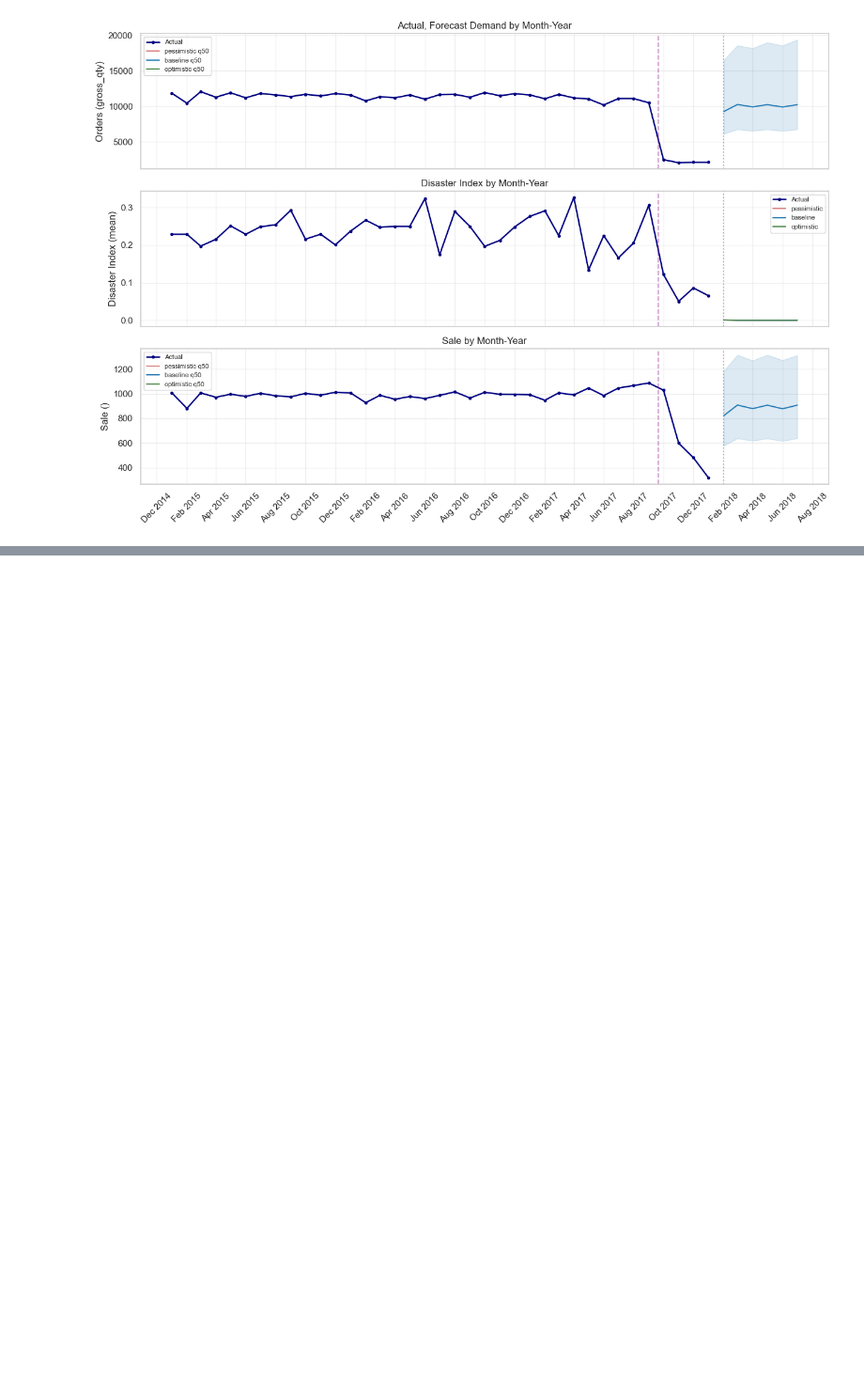
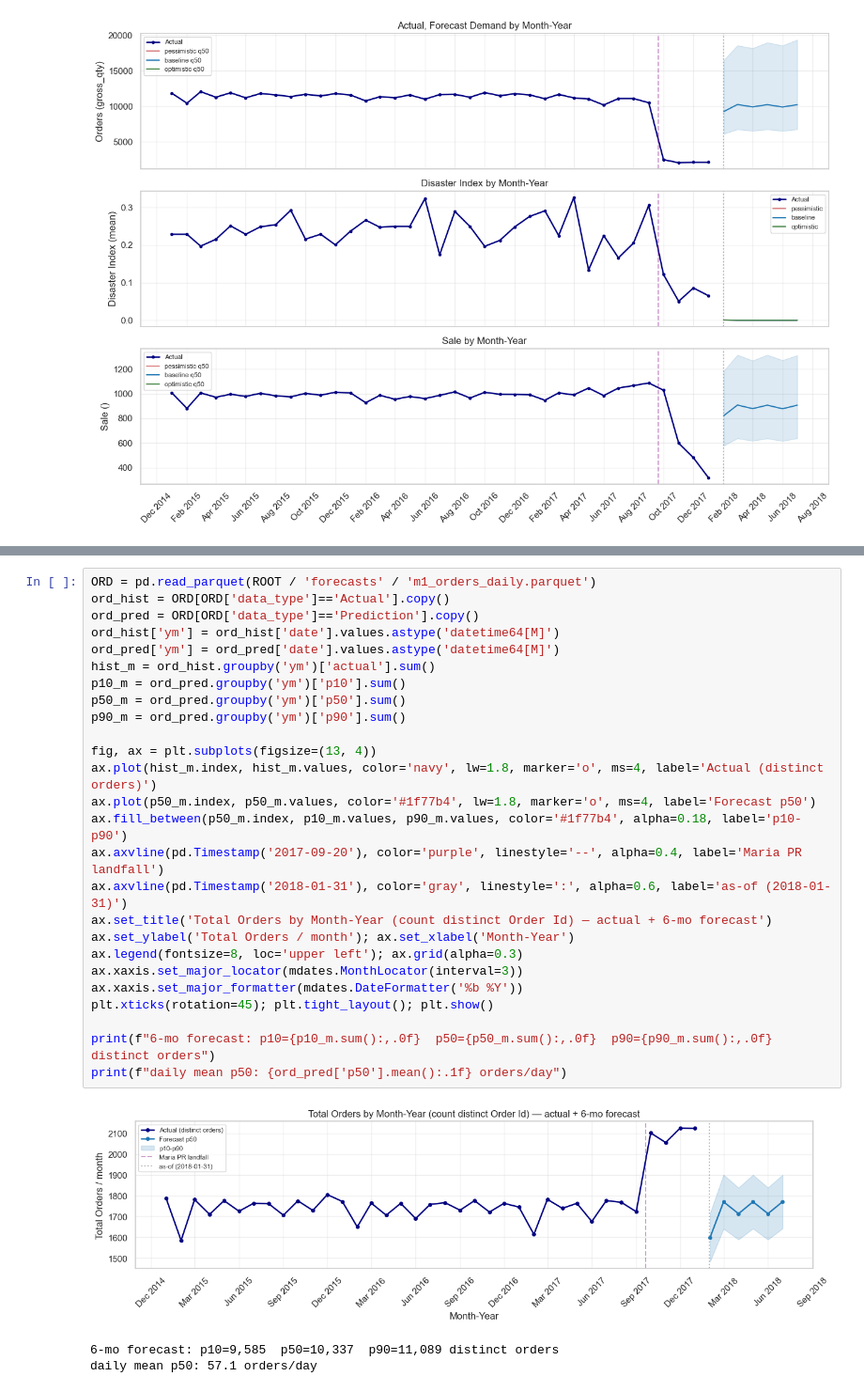
Before and after one commit to QuangThienLamData/DataCoSupplyChain-Projects, a Jupyter notebook: notebooks/forecast_pipeline_daily.ipynb, the cells around one changed output, grey strips where cells are left out. Shown at 94% size. Cells and saved outputs as stored; diff of their text form; blank space fills up the shorter version.

```diff
--- a/notebooks/forecast_pipeline_daily.ipynb
+++ b/notebooks/forecast_pipeline_daily.ipynb
@@ -277,0 +282,30 @@ plt.xticks(rotation=45); plt.tight_layout(); plt.show()
+# %%
+ORD = pd.read_parquet(ROOT / 'forecasts' / 'm1_orders_daily.parquet')
+ord_hist = ORD[ORD['data_type']=='Actual'].copy()
+ord_pred = ORD[ORD['data_type']=='Prediction'].copy()
+ord_hist['ym'] = ord_hist['date'].values.astype('datetime64[M]')
+ord_pred['ym'] = ord_pred['date'].values.astype('datetime64[M]')
+hist_m = ord_hist.groupby('ym')['actual'].sum()
+p10_m = ord_pred.groupby('ym')['p10'].sum()
+p50_m = ord_pred.groupby('ym')['p50'].sum()
+p90_m = ord_pred.groupby('ym')['p90'].sum()
+
+fig, ax = plt.subplots(figsize=(13, 4))
+ax.plot(hist_m.index, hist_m.values, color='navy', lw=1.8, marker='o', ms=4, label='Actual (distinct orders)')
+ax.plot(p50_m.index, p50_m.values, color='#1f77b4', lw=1.8, marker='o', ms=4, label='Forecast p50')
+ax.fill_between(p50_m.index, p10_m.values, p90_m.values, color='#1f77b4', alpha=0.18, label='p10-p90')
+ax.axvline(pd.Timestamp('2017-09-20'), color='purple', linestyle='--', alpha=0.4, label='Maria PR landfall')
+ax.axvline(pd.Timestamp('2018-01-31'), color='gray', linestyle=':', alpha=0.6, label='as-of (2018-01-31)')
+ax.set_title('Total Orders by Month-Year (count distinct Order Id) — actual + 6-mo forecast')
+ax.set_ylabel('Total Orders / month'); ax.set_xlabel('Month-Year')
+ax.legend(fontsize=8, loc='upper left'); ax.grid(alpha=0.3)
+ax.xaxis.set_major_locator(mdates.MonthLocator(interval=3))
+ax.xaxis.set_major_formatter(mdates.DateFormatter('%b %Y'))
+plt.xticks(rotation=45); plt.tight_layout(); plt.show()
+
+print(f"6-mo forecast: p10={p10_m.sum():,.0f}  p50={p50_m.sum():,.0f}  p90={p90_m.sum():,.0f} distinct orders")
+print(f"daily mean p50: {ord_pred['p50'].mean():.1f} orders/day")
+# %% [output]
+[figure, added]
+6-mo forecast: p10=9,585  p50=10,337  p90=11,089 distinct orders
+daily mean p50: 57.1 orders/day
```
Also changed, not shown: parts of 1 cell of this notebook, 3 other files.
